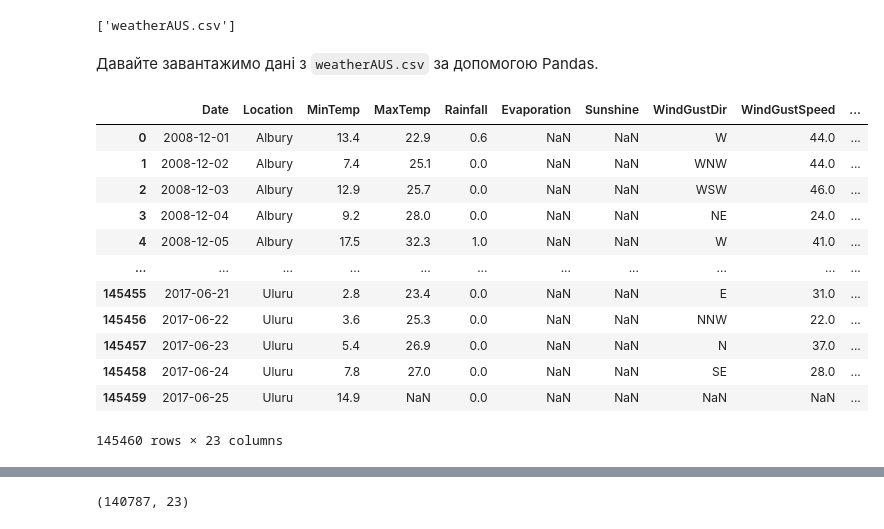
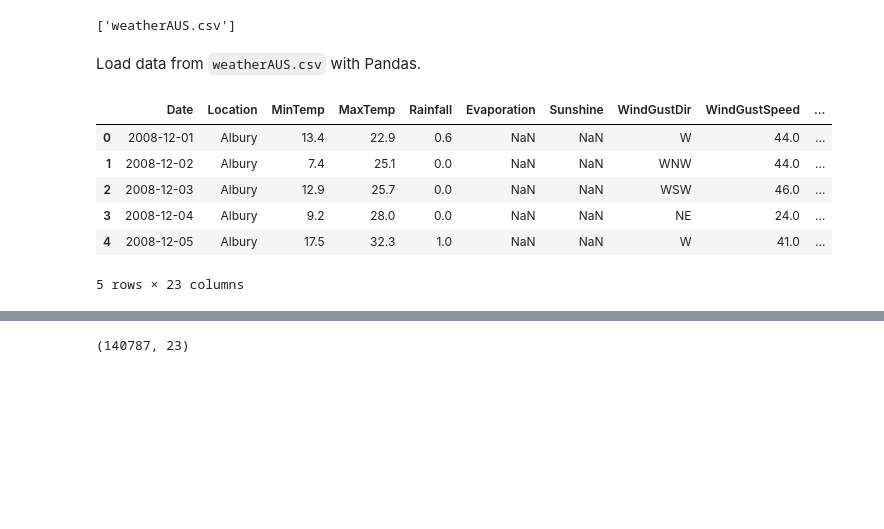
Before and after one commit to YelizavetaP/streamlit-rain, a Jupyter notebook: train.ipynb, the cells around one changed output, grey strips where cells are left out. Saved outputs shown, nothing was run; the diff lists cells and outputs as text; code cells hidden in the pictures; blank space fills up the shorter version.

```diff
--- a/train.ipynb
+++ b/train.ipynb
@@ -59,5 +30,5 @@ import os
 # %%
-data_dir = '../../../data/weather-dataset-rattle-package'
+data_dir = 'data/weather-dataset-rattle-package'
 # %%
 os.listdir(data_dir)
 # %% [output]
@@ -65,7 +36,7 @@ os.listdir(data_dir)
 # %%
 train_csv_dir = data_dir + '/weatherAUS.csv'
 # %% [markdown]
-Давайте завантажимо дані з `weatherAUS.csv` за допомогою Pandas.
+Load data from `weatherAUS.csv` with Pandas.
 # %%
 import pandas as pd
 # %%
@@ -75,17 +44,11 @@ raw_df = pd.read_csv(train_csv_dir)
 # %%
-raw_df
+raw_df.head()
 # %% [output]
 |  | Date | Location | MinTemp | MaxTemp | Rainfall | Evaporation | Sunshine | WindGustDir | WindGustSpeed | ... |
 | 0 | 2008-12-01 | Albury | 13.4 | 22.9 | 0.6 | NaN | NaN | W | 44.0 | ... |
 | 1 | 2008-12-02 | Albury | 7.4 | 25.1 | 0.0 | NaN | NaN | WNW | 44.0 | ... |
 | 2 | 2008-12-03 | Albury | 12.9 | 25.7 | 0.0 | NaN | NaN | WSW | 46.0 | ... |
 | 3 | 2008-12-04 | Albury | 9.2 | 28.0 | 0.0 | NaN | NaN | NE | 24.0 | ... |
 | 4 | 2008-12-05 | Albury | 17.5 | 32.3 | 1.0 | NaN | NaN | W | 41.0 | ... |
-| ... | ... | ... | ... | ... | ... | ... | ... | ... | ... | ... |
-| 145455 | 2017-06-21 | Uluru | 2.8 | 23.4 | 0.0 | NaN | NaN | E | 31.0 | ... |
-| 145456 | 2017-06-22 | Uluru | 3.6 | 25.3 | 0.0 | NaN | NaN | NNW | 22.0 | ... |
-| 145457 | 2017-06-23 | Uluru | 5.4 | 26.9 | 0.0 | NaN | NaN | N | 37.0 | ... |
-| 145458 | 2017-06-24 | Uluru | 7.8 | 27.0 | 0.0 | NaN | NaN | SE | 28.0 | ... |
-| 145459 | 2017-06-25 | Uluru | 14.9 | NaN | 0.0 | NaN | NaN | NaN | NaN | ... |
-145460 rows × 23 columns
+5 rows × 23 columns
 # %% [markdown]
```
Also changed, not shown: parts of 139 cells of this notebook, 3 other files.
